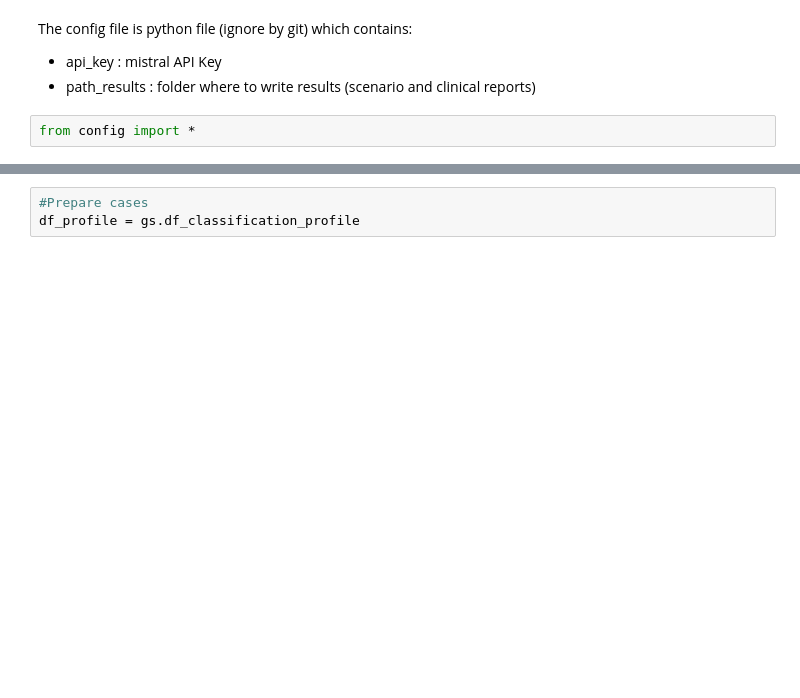
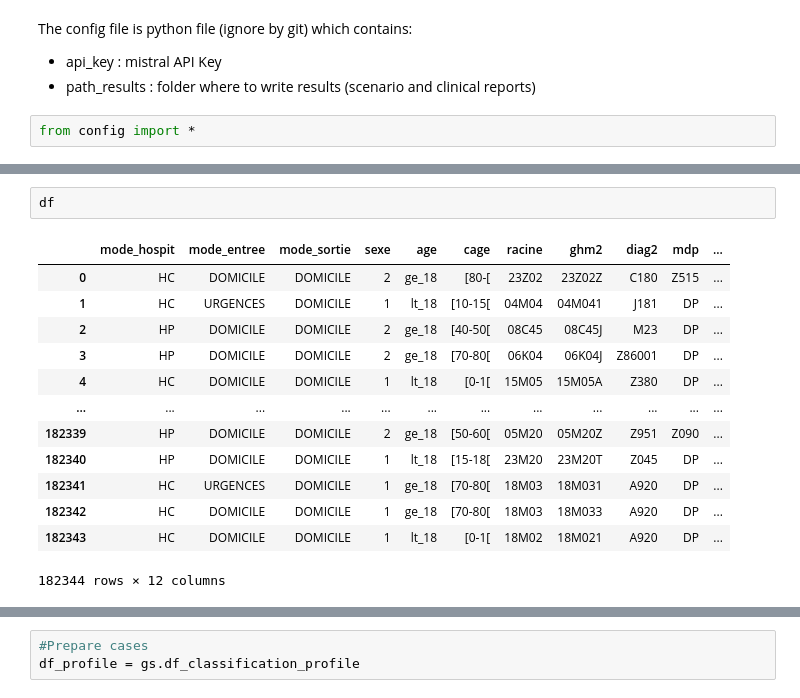
Before and after one commit to 24p11/recode-scenario, a Jupyter notebook: generate_scenarios_v4.ipynb, the cells around one changed output, grey strips where cells are left out. Drawn from its saved outputs; the diff is of its cells as text; blank space fills up the shorter version.

```diff
--- a/generate_scenarios_v4.ipynb
+++ b/generate_scenarios_v4.ipynb
@@ -71,0 +80,16 @@ gs.load_procedures("bn_pmsi_procedures_20250818.csv",col_names)
+# %%
+df
+# %% [output]
+|  | mode_hospit | mode_entree | mode_sortie | sexe | age | cage | racine | ghm2 | diag2 | mdp | ... |
+| 0 | HC | DOMICILE | DOMICILE | 2 | ge_18 | [80-[ | 23Z02 | 23Z02Z | C180 | Z515 | ... |
+| 1 | HC | URGENCES | DOMICILE | 1 | lt_18 | [10-15[ | 04M04 | 04M041 | J181 | DP | ... |
+| 2 | HP | DOMICILE | DOMICILE | 2 | ge_18 | [40-50[ | 08C45 | 08C45J | M23 | DP | ... |
+| 3 | HP | DOMICILE | DOMICILE | 2 | ge_18 | [70-80[ | 06K04 | 06K04J | Z86001 | DP | ... |
+| 4 | HC | DOMICILE | DOMICILE | 1 | lt_18 | [0-1[ | 15M05 | 15M05A | Z380 | DP | ... |
+| ... | ... | ... | ... | ... | ... | ... | ... | ... | ... | ... | ... |
+| 182339 | HP | DOMICILE | DOMICILE | 2 | ge_18 | [50-60[ | 05M20 | 05M20Z | Z951 | Z090 | ... |
+| 182340 | HP | DOMICILE | DOMICILE | 1 | lt_18 | [15-18[ | 23M20 | 23M20T | Z045 | DP | ... |
+| 182341 | HC | URGENCES | DOMICILE | 1 | ge_18 | [70-80[ | 18M03 | 18M031 | A920 | DP | ... |
+| 182342 | HC | DOMICILE | DOMICILE | 1 | ge_18 | [70-80[ | 18M03 | 18M033 | A920 | DP | ... |
+| 182343 | HC | DOMICILE | DOMICILE | 1 | lt_18 | [0-1[ | 18M02 | 18M021 | A920 | DP | ... |
+182344 rows × 12 columns
```
Also changed, not shown: parts of 7 cells of this notebook.
